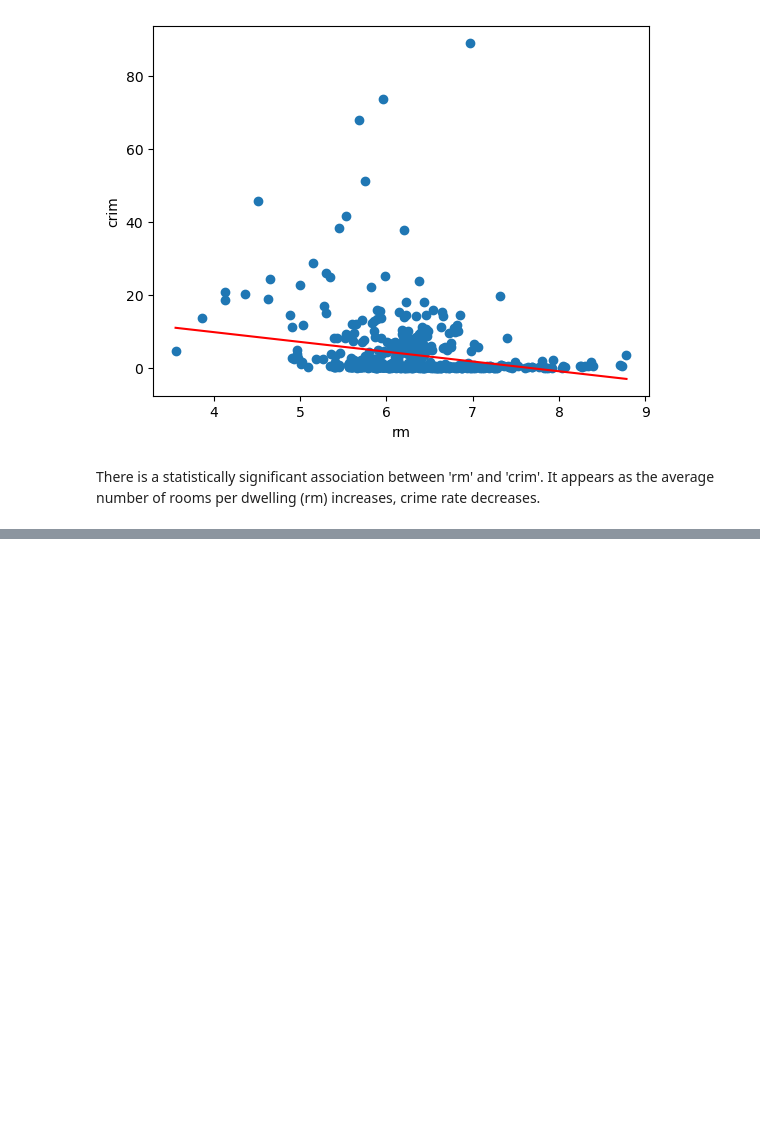
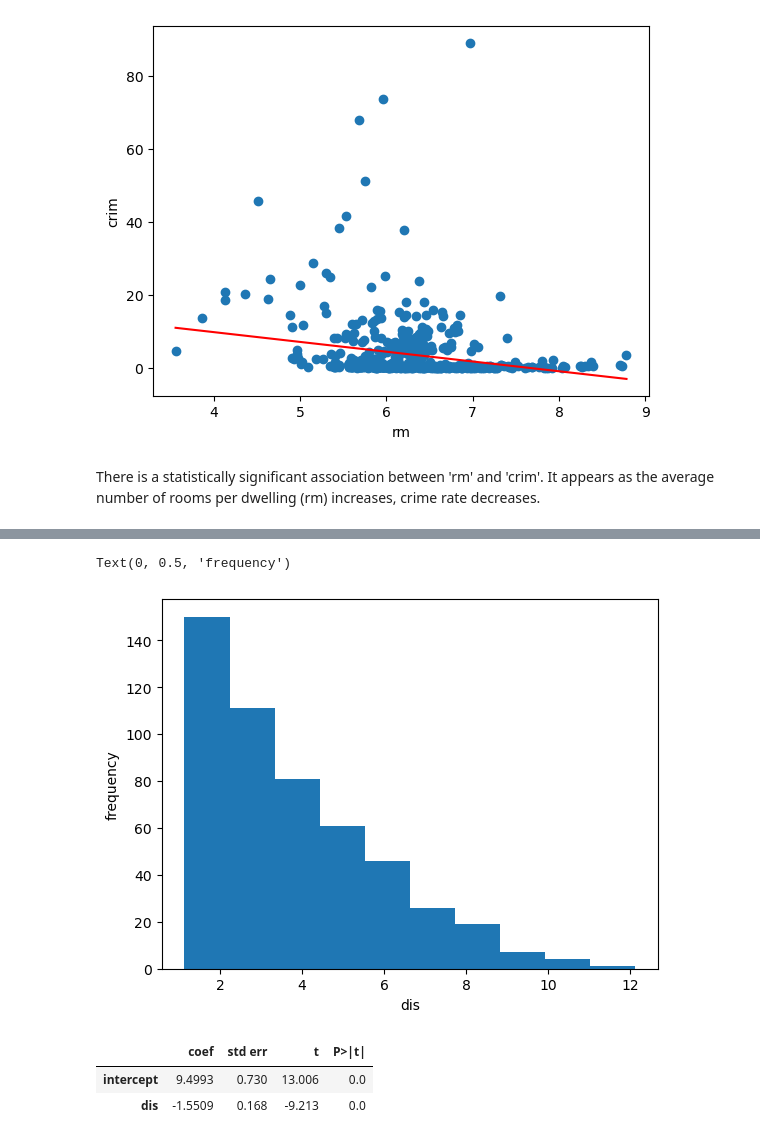
Before and after one commit to carmancater/an-introduction-to-statistical-learning-with-applications-in-python, a Jupyter notebook: Chapter 03 - Linear Regression/Ch 3 Ex 15.ipynb, the cells around one changed output, grey strips where cells are left out. Drawn from its saved outputs; the diff is of its cells as text; code cells hidden in the pictures; blank space fills up the shorter version.

```diff
--- a/Chapter 03 - Linear Regression/Ch 3 Ex 15.ipynb
+++ b/Chapter 03 - Linear Regression/Ch 3 Ex 15.ipynb
@@ -319,0 +372,2 @@ There is a statistically significant association between 'rm' and 'crim'. It app
+# %%
+var = 'dis'
@@ -319,0 +386,15 @@ There is a statistically significant association between 'rm' and 'crim'. It app
+# %%
+plt.hist(df[var], bins=10);
+plt.xlabel(var)
+plt.ylabel('frequency')
+# %% [output]
+Text(0, 0.5, 'frequency')
+[figure, added]
+# %%
+X = MS([var]).fit_transform(df)
+result = sm.OLS(y, X).fit()
+summarize(result)
+# %% [output]
+|  | coef | std err | t | P>|t| |
+| intercept | 9.4993 | 0.730 | 13.006 | 0.0 |
+| dis | -1.5509 | 0.168 | -9.213 | 0.0 |
```
Also changed, not shown: parts of 31 cells of this notebook.
